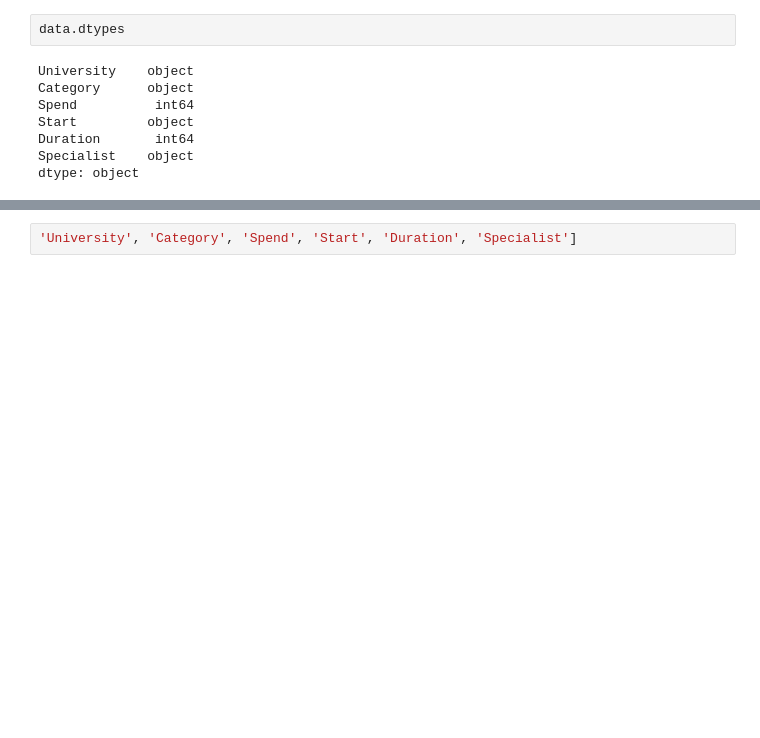
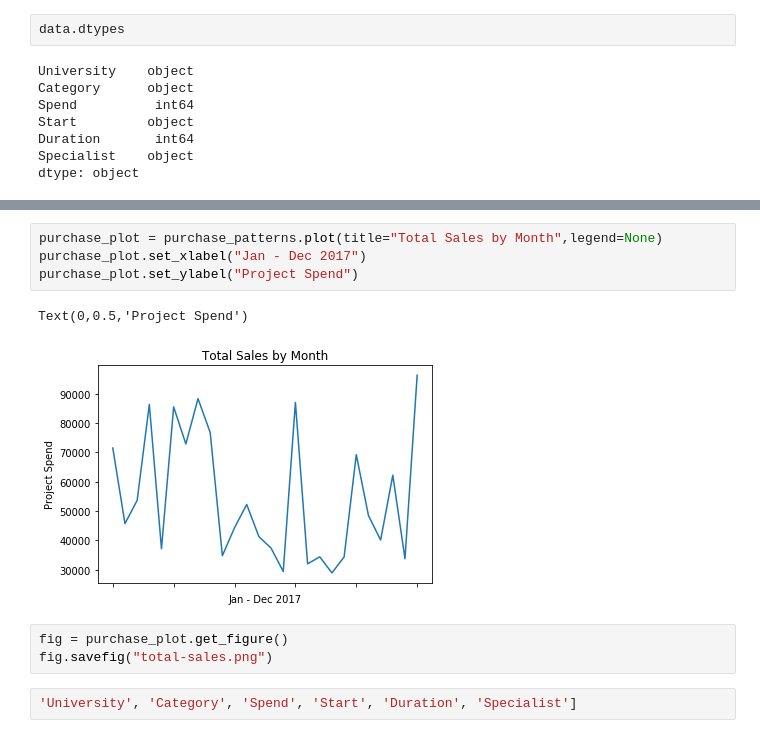
Before and after one commit to colettegallagher/simulating-data, a Jupyter notebook: Simulating Data.ipynb, the cells around one changed output, grey strips where cells are left out. Drawn from its saved outputs; the diff is of its cells as text; blank space fills up the shorter version.

```diff
--- a/Simulating Data.ipynb
+++ b/Simulating Data.ipynb
@@ -245,3 +265,13 @@ TypeError: Only valid with DatetimeIndex, TimedeltaIndex or PeriodIndex, but got
+# %%
+purchase_plot = purchase_patterns.plot(title="Total Sales by Month",legend=None)
+purchase_plot.set_xlabel("Jan - Dec 2017")
+purchase_plot.set_ylabel("Project Spend")
+# %% [output]
+Text(0,0.5,'Project Spend')
+[figure, added]
+# %%
+fig = purchase_plot.get_figure()
+fig.savefig("total-sales.png")
 # %%
 'University', 'Category', 'Spend', 'Start', 'Duration', 'Specialist']
 # %%
```
Also changed, not shown: parts of 17 cells of this notebook, 1 other file.
